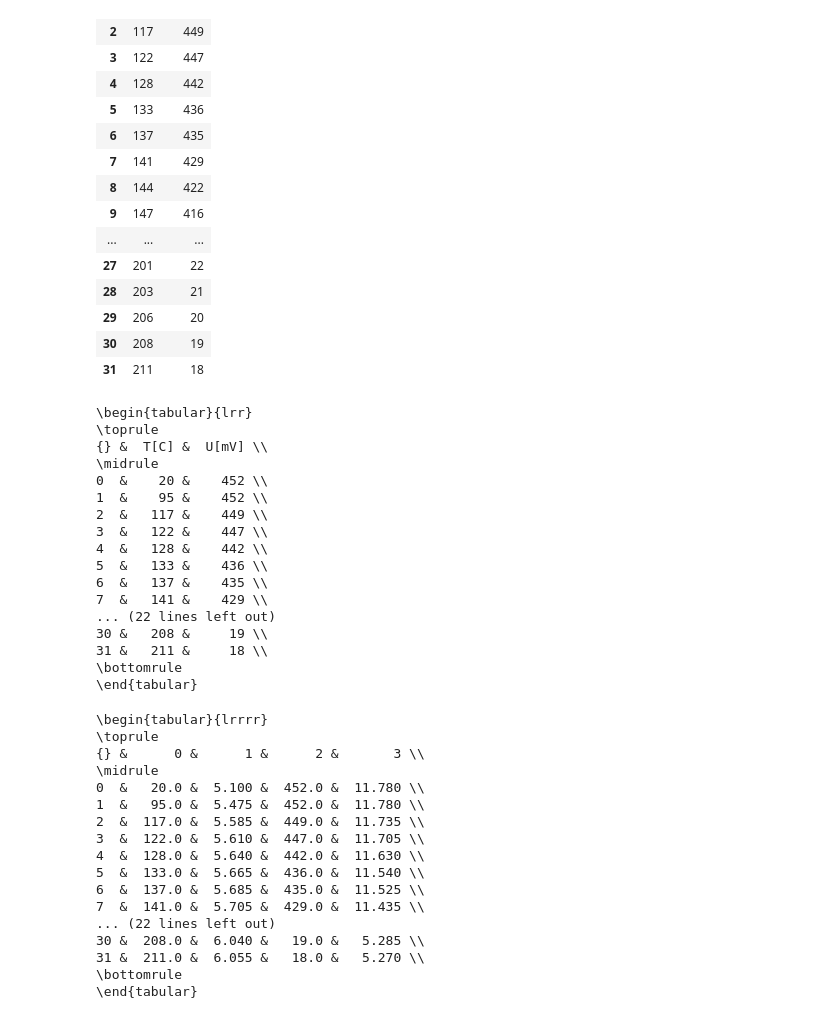
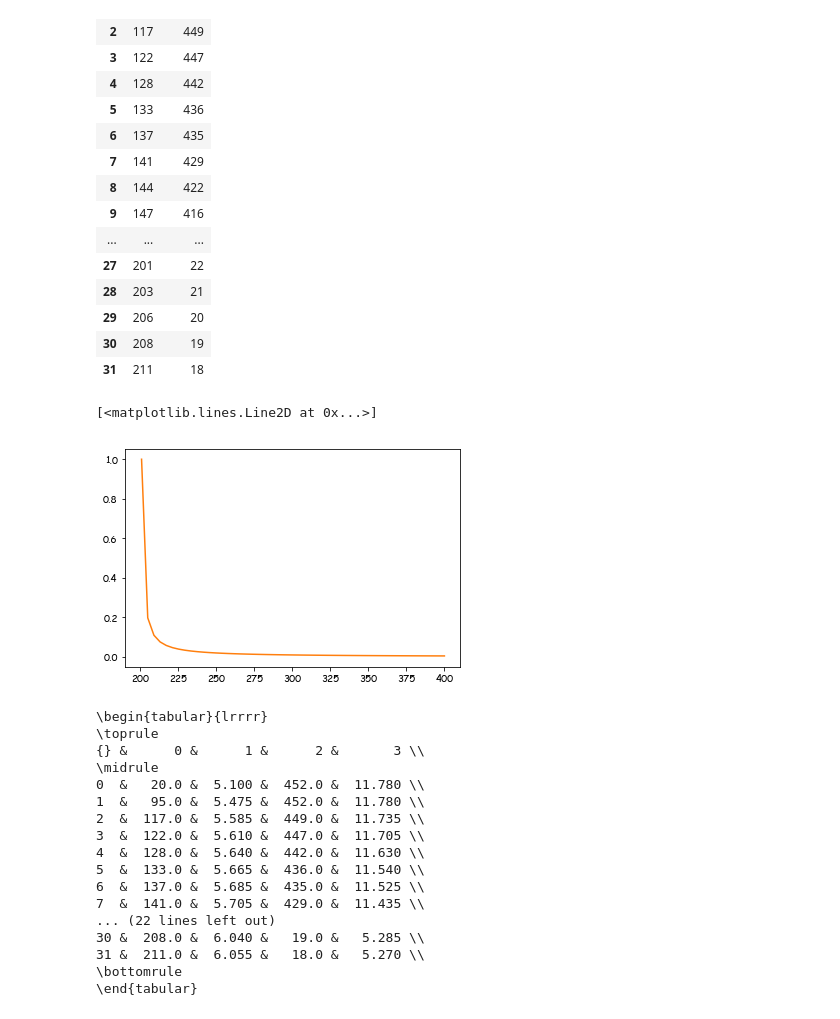
Before and after one commit to MarikinPaulina/LabFiz1, a Jupyter notebook: 03-20-Histereza/Histereza.ipynb, the cells around one changed output. Saved outputs shown, nothing was run; the diff lists cells and outputs as text; code cells hidden in the pictures.

```diff
--- a/03-20-Histereza/Histereza.ipynb
+++ b/03-20-Histereza/Histereza.ipynb
@@ -27,26 +27,15 @@ Dane
 | 29 | 206 | 20 |
 | 30 | 208 | 19 |
 | 31 | 211 | 18 |
-# %%
-print(Dane.to_latex())
-# %% [output]
-\begin{tabular}{lrr}
-\toprule
-{} &  T[C] &  U[mV] \\
-\midrule
-0  &    20 &    452 \\
-1  &    95 &    452 \\
-2  &   117 &    449 \\
-3  &   122 &    447 \\
-4  &   128 &    442 \\
-5  &   133 &    436 \\
-6  &   137 &    435 \\
-7  &   141 &    429 \\
-... (22 lines left out)
-30 &   208 &     19 \\
-31 &   211 &     18 \\
-\bottomrule
-\end{tabular}
+# %%
+Teoria_T_C = 200
+Teoria = np.linspace(0,200)
+Teoria2 = np.linspace(201,400)
+plt.plot(Teoria,(Teoria-Teoria_T_C)**1.5)
+plt.plot(Teoria2,1/(Teoria2-Teoria_T_C))
+# %% [output]
+[<matplotlib.lines.Line2D at 0x...>]
+[figure, added]
 # %%
 delta_T = Dane["T[C]"]*0.005+5
 delta_U = Dane["U[mV]"]*0.015+5
```
Also changed, not shown: parts of 4 cells of this notebook, 14 other files.
